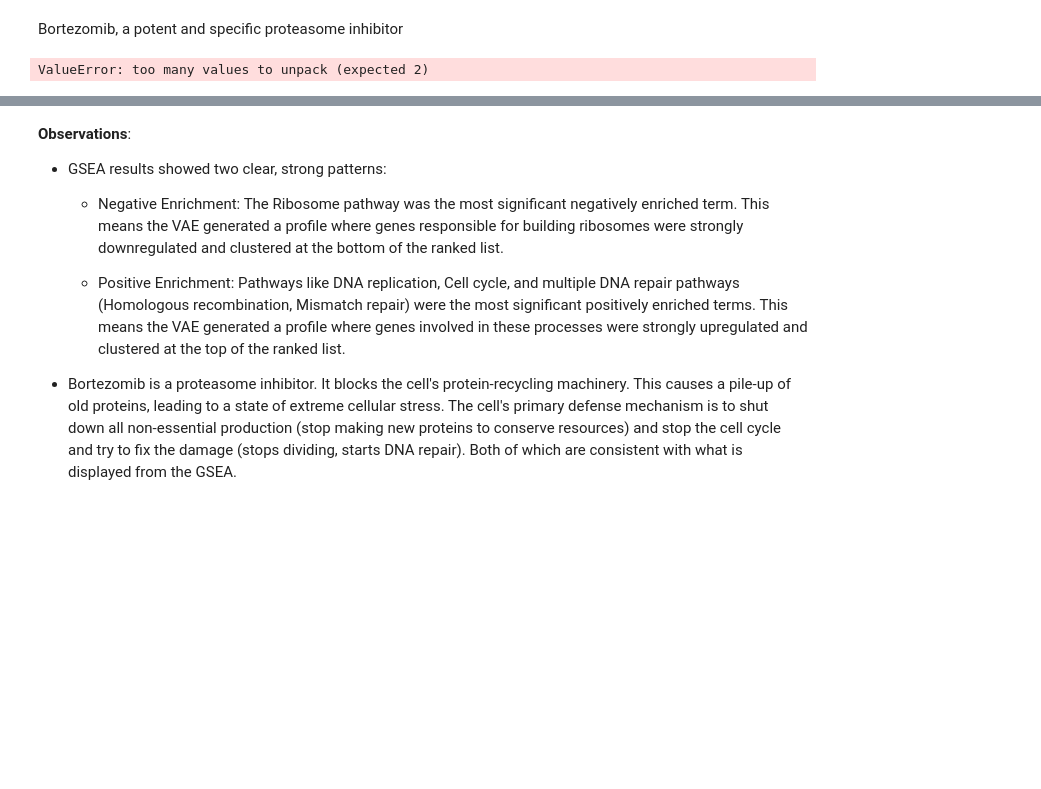
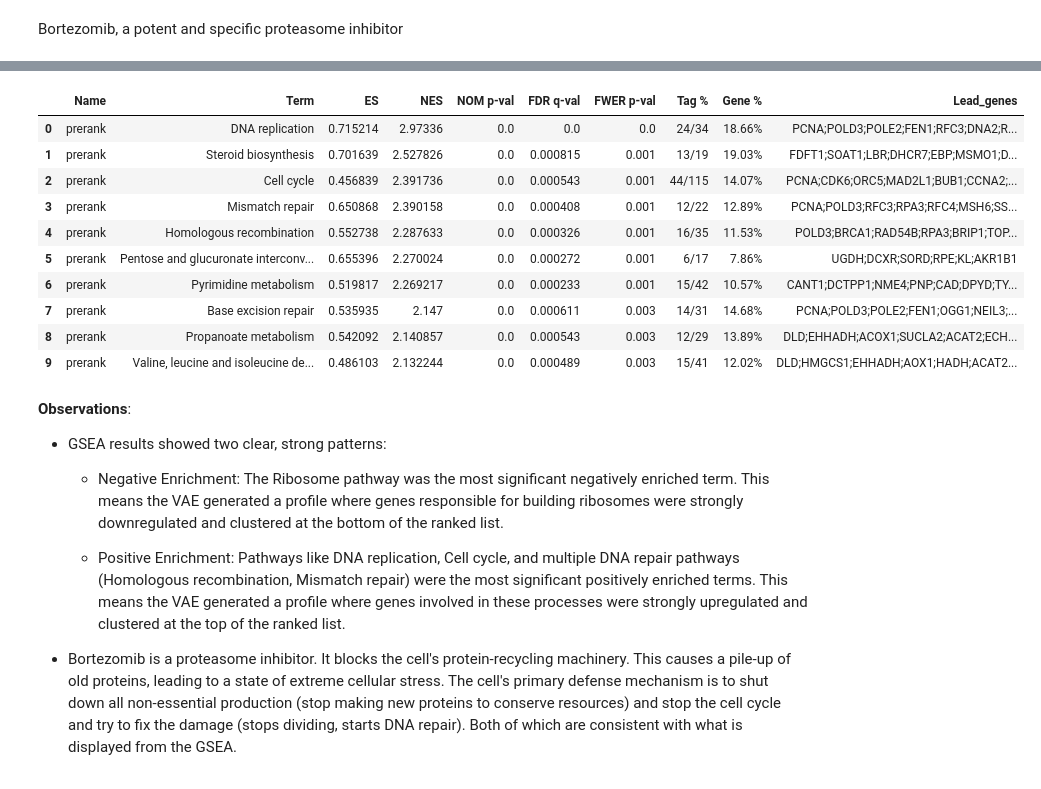
Before and after one commit to Djtrainer/cancer_research, a Jupyter notebook: notebooks/drug_induced_gene_expression_prediction.ipynb, the cells around one changed output, grey strips where cells are left out. Drawn from its saved outputs; the diff is of its cells as text; code cells hidden in the pictures; blank space fills up the shorter version.

```diff
--- a/notebooks/drug_induced_gene_expression_prediction.ipynb
+++ b/notebooks/drug_induced_gene_expression_prediction.ipynb
@@ -799,7 +805,12 @@ class Decoder(torch.nn.Module):
         """
         super(Decoder, self).__init__()
 
-        self.condition_embed = nn.Linear(condition_dim, condition_emb_dim)
+        self.condition_embed = nn.Sequential(
+            nn.Linear(condition_dim, 2048),
+            nn.ReLU(),
+            nn.Linear(2048, condition_emb_dim),
+        )
+
         self.dropout = nn.Dropout(p=dropout_rate)
 
         self.fc_initial = nn.Linear(latent_dim + condition_emb_dim, hidden_dim)
@@ -835,7 +846,7 @@ class Decoder(torch.nn.Module):
 class ClassificationHead(torch.nn.Module):
     """Classification head for the Conditional Variational Autoencoder (CVAE)."""
 
-    def __init__(self, latent_dim, hidden_dim, output_dim, dropout_rate=0.2):
+    def __init__(self, latent_dim, hidden_dim, output_dim, dropout_rate=0.3):
         """
         Args:
             latent_dim (int): Dimension of the latent space.
@@ -844,16 +855,16 @@ class ClassificationHead(torch.nn.Module):
         """
         super(ClassificationHead, self).__init__()
 
-        self.fc_initial = nn.Linear(latent_dim, hidden_dim)
-        self.fc_final = nn.Linear(hidden_dim, output_dim)
+        self.fc_initial = nn.Linear(latent_dim, output_dim)
+        # self.fc_final = nn.Linear(hidden_dim, output_dim)
         self.dropout = nn.Dropout(p=dropout_rate)
 
     def forward(self, mu):
         """Forward pass through the classification head."""
 
-        x = torch.relu(self.fc_initial(mu))
-        x = self.dropout(x)  # Apply dropout during training
-        logits = self.fc_final(x)
+        logits = self.fc_initial(mu)
+        # logits = self.dropout(logits)  # Apply dropout during training
+        # logits = self.fc_final(x)
 
         return logits
 
@@ -1211,7 +1333,7 @@ Bortezomib, a potent and specific proteasome inhibitor
 # %%
 pert_id_to_test = "BRD-A00993607"
 
-condition_x, expression_x = val_dataset.get_item_by_pert_id(pert_id_to_test)
+condition_x, expression_x, moa_x = val_dataset.get_item_by_pert_id(pert_id_to_test)
 control_profile = val_dataset.df_expression.mean()
 
 all_gene_names = control_profile.index.tolist()
@@ -1224,8 +1346,6 @@ condition_x = condition_x.unsqueeze(0).to(device)
 expression_x = expression_x.unsqueeze(0).to(device)
 
 recon_x, mu_x, log_var_x = model(expression_x, condition_x)
-# %% [output]
-ValueError: too many values to unpack (expected 2)
 # %%
 import gseapy
 
@@ -1264,5 +1384,5 @@ def get_gsea_prerank(recon_x, control_np, all_gene_names):
     return significant_results
 
 significant_results = get_gsea_prerank(recon_x, control_np, all_gene_names)
-significant_results.head(5)
+significant_results.head(10)
 # %% [output]
@@ -1270,3 +1391,14 @@ NameError: name 'control_np' is not defined
+|  | Name | Term | ES | NES | NOM p-val | FDR q-val | FWER p-val | Tag % | Gene % | Lead_genes |
+| 0 | prerank | DNA replication | 0.715214 | 2.97336 | 0.0 | 0.0 | 0.0 | 24/34 | 18.66% | PCNA;POLD3;POLE2;FEN1;RFC3;DNA2;R... |
+| 1 | prerank | Steroid biosynthesis | 0.701639 | 2.527826 | 0.0 | 0.000815 | 0.001 | 13/19 | 19.03% | FDFT1;SOAT1;LBR;DHCR7;EBP;MSMO1;D... |
+| 2 | prerank | Cell cycle | 0.456839 | 2.391736 | 0.0 | 0.000543 | 0.001 | 44/115 | 14.07% | PCNA;CDK6;ORC5;MAD2L1;BUB1;CCNA2;... |
+| 3 | prerank | Mismatch repair | 0.650868 | 2.390158 | 0.0 | 0.000408 | 0.001 | 12/22 | 12.89% | PCNA;POLD3;RFC3;RPA3;RFC4;MSH6;SS... |
+| 4 | prerank | Homologous recombination | 0.552738 | 2.287633 | 0.0 | 0.000326 | 0.001 | 16/35 | 11.53% | POLD3;BRCA1;RAD54B;RPA3;BRIP1;TOP... |
+| 5 | prerank | Pentose and glucuronate interconv... | 0.655396 | 2.270024 | 0.0 | 0.000272 | 0.001 | 6/17 | 7.86% | UGDH;DCXR;SORD;RPE;KL;AKR1B1 |
+| 6 | prerank | Pyrimidine metabolism | 0.519817 | 2.269217 | 0.0 | 0.000233 | 0.001 | 15/42 | 10.57% | CANT1;DCTPP1;NME4;PNP;CAD;DPYD;TY... |
+| 7 | prerank | Base excision repair | 0.535935 | 2.147 | 0.0 | 0.000611 | 0.003 | 14/31 | 14.68% | PCNA;POLD3;POLE2;FEN1;OGG1;NEIL3;... |
+| 8 | prerank | Propanoate metabolism | 0.542092 | 2.140857 | 0.0 | 0.000543 | 0.003 | 12/29 | 13.89% | DLD;EHHADH;ACOX1;SUCLA2;ACAT2;ECH... |
+| 9 | prerank | Valine, leucine and isoleucine de... | 0.486103 | 2.132244 | 0.0 | 0.000489 | 0.003 | 15/41 | 12.02% | DLD;HMGCS1;EHHADH;AOX1;HADH;ACAT2... |
 # %% [markdown]
 **Observations**:
 
```
Also changed, not shown: parts of 33 cells of this notebook.
